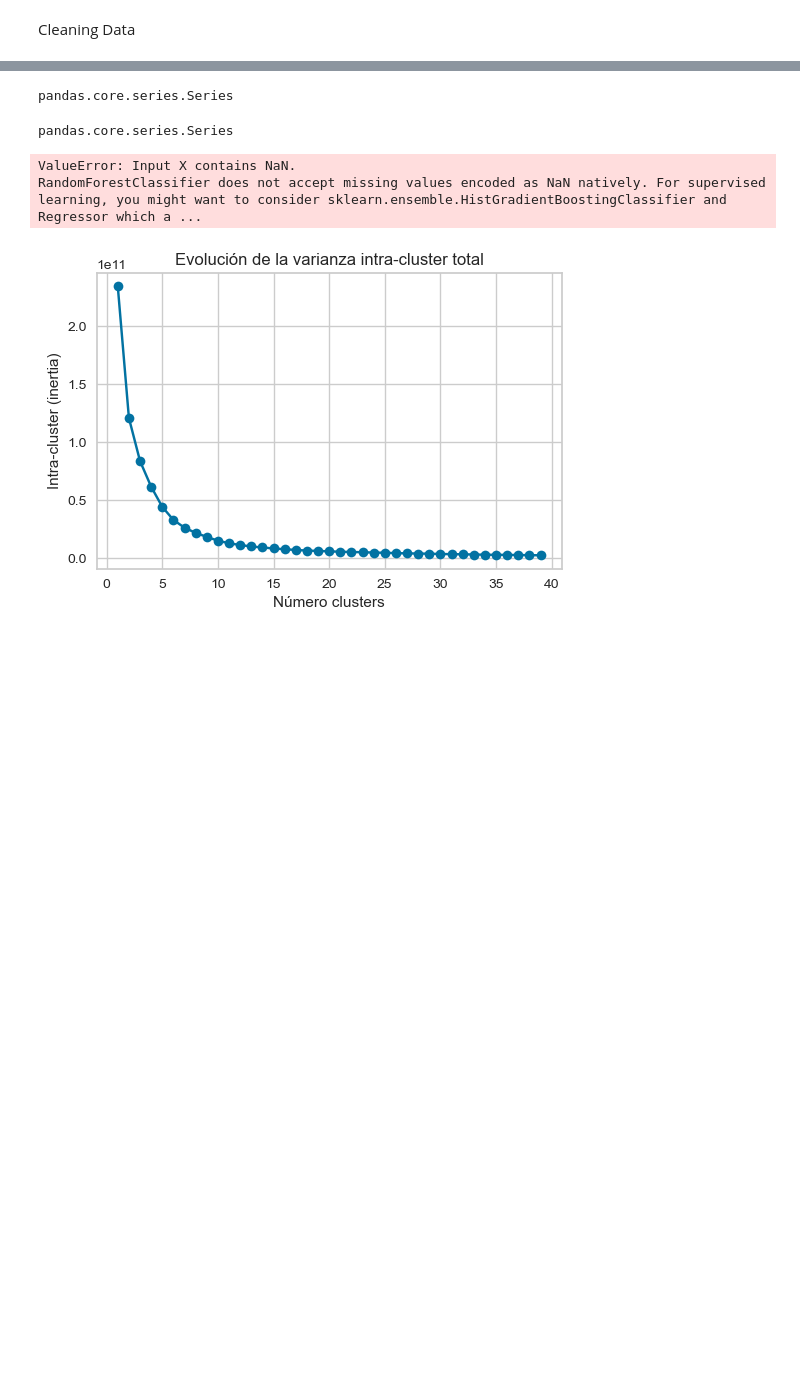
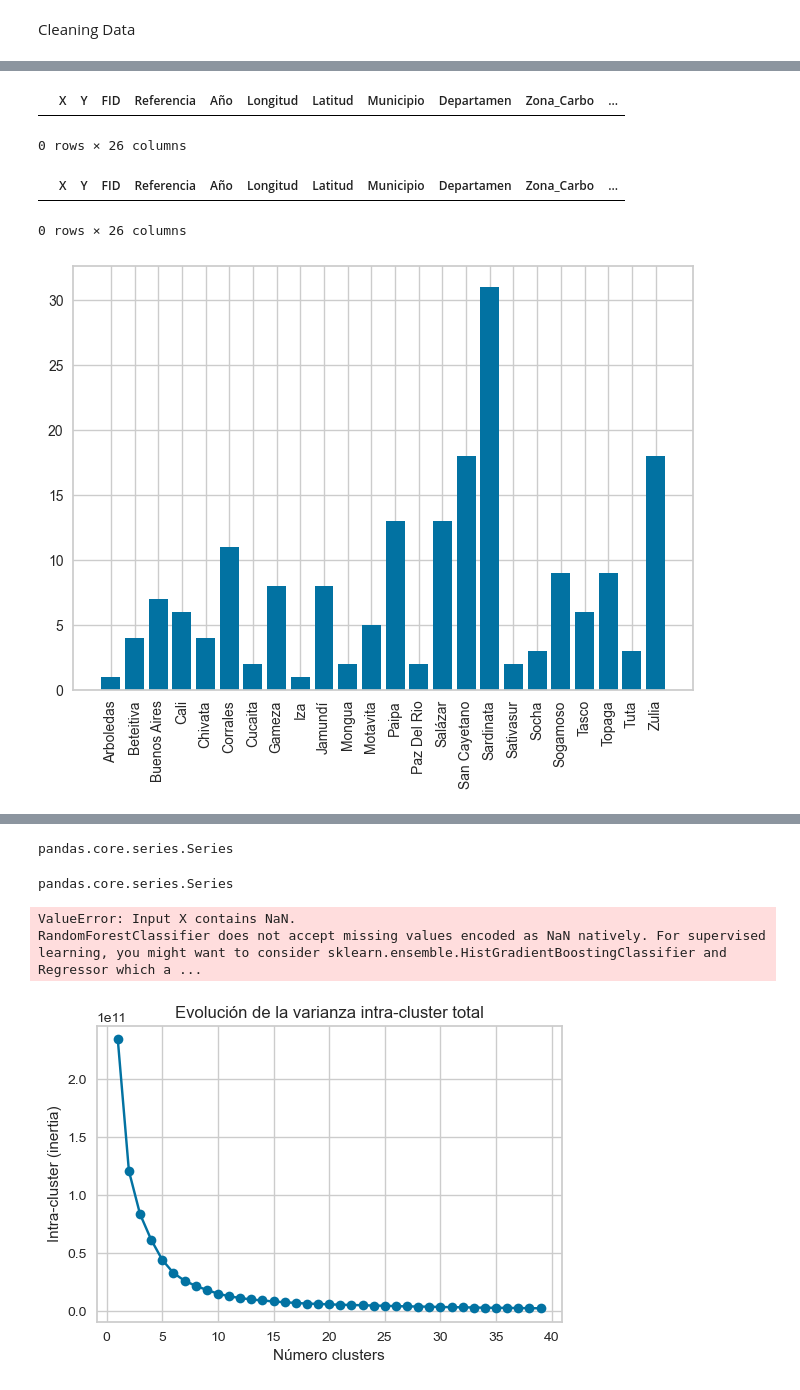
Before and after one commit to CamiloCorredor/Spatial_cluster, a Jupyter notebook: Cluster.ipynb, the cells around one changed output, grey strips where cells are left out. Cells and saved outputs as stored; diff of their text form; code cells hidden in the pictures; blank space fills up the shorter version.

Commit message:
Cambio de data

```diff
--- a/Cluster.ipynb
+++ b/Cluster.ipynb
@@ -34,5 +40,4 @@ def plot_2d_clusters(x,y,ax):
 # %% [markdown]
 Cleaning Data
 # %%
-iv = gdp.read_file('/home/camilocorredor/Documents/Catastro_Armenia/12 Diciembre/Cluster/Centriodes.gpkg')
-iv.head()
+iv = pd.read_csv('/home/camilocorredor/DS_P/Spatial_cluster/Carbones_de_Colombia:_Clasificación_ASTM.csv')
@@ -71,0 +104,29 @@ X_data['AHT'] = X_data['AHT'].map(str)
+# %%
+iv = iv.replace(['Gámeza'], 'Gameza')
+# %%
+iv[(iv.values.ravel() == "Gámeza").reshape(iv.shape).any(1)]
+# %% [output]
+|  | X | Y | FID | Referencia | Año | Longitud | Latitud | Municipio | Departamen | Zona_Carbo | ... |
+0 rows × 26 columns
+# %%
+iv.loc[iv['Municipio']=='Gámeza']
+# %% [output]
+|  | X | Y | FID | Referencia | Año | Longitud | Latitud | Municipio | Departamen | Zona_Carbo | ... |
+0 rows × 26 columns
+# %%
+Mun = pd.DataFrame(iv.groupby(by='Municipio',as_index=False).size())
+height = (list(Mun['Municipio']))
+bars = list(Mun['size'])
+# %%
+y_pos = np.arange(len(bars))
+
+# Create bars
+plt.bar(y_pos, bars)
+
+# Create names on the x-axis
+plt.xticks(y_pos, height, rotation = 'vertical')
+
+# Show graphic
+plt.show()
+# %% [output]
+[figure, added]
```
Also changed, not shown: parts of 15 cells of this notebook, 2 other files.
